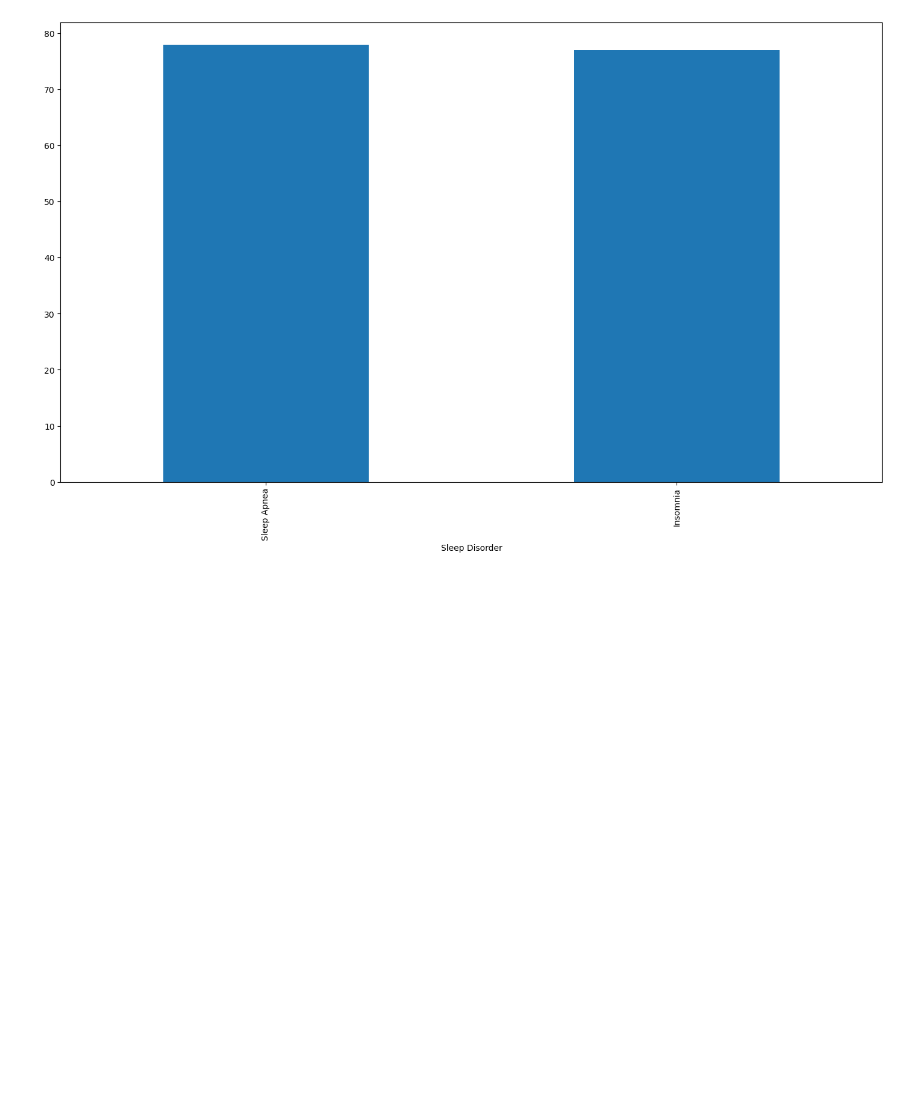
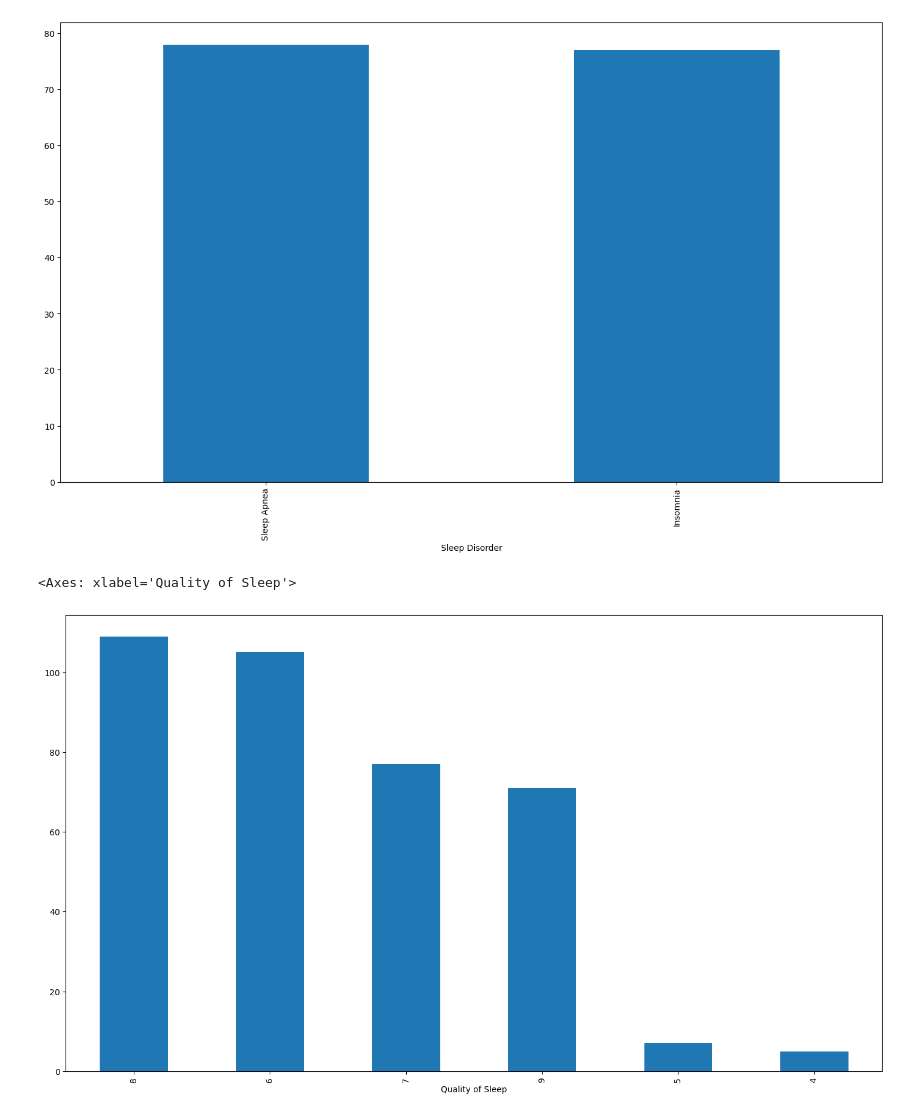
Before and after one commit to Brokolito/HAD-ModProba, a Jupyter notebook: data_work.ipynb, the cells around one changed output. Drawn from its saved outputs; the diff is of its cells as text; code cells hidden in the pictures; blank space fills up the shorter version.

```diff
--- a/data_work.ipynb
+++ b/data_work.ipynb
@@ -151,3 +151,8 @@ data['Sleep Disorder'].value_counts().plot(kind='bar')
 # %% [output]
 <Axes: xlabel='Sleep Disorder'>
 [figure]
+# %%
+data["Quality of Sleep"].value_counts().plot(kind="bar",xlabel="Quality of Sleep")
+# %% [output]
+<Axes: xlabel='Quality of Sleep'>
+[figure, added]
```
Also changed, not shown: parts of 1 cell of this notebook.
